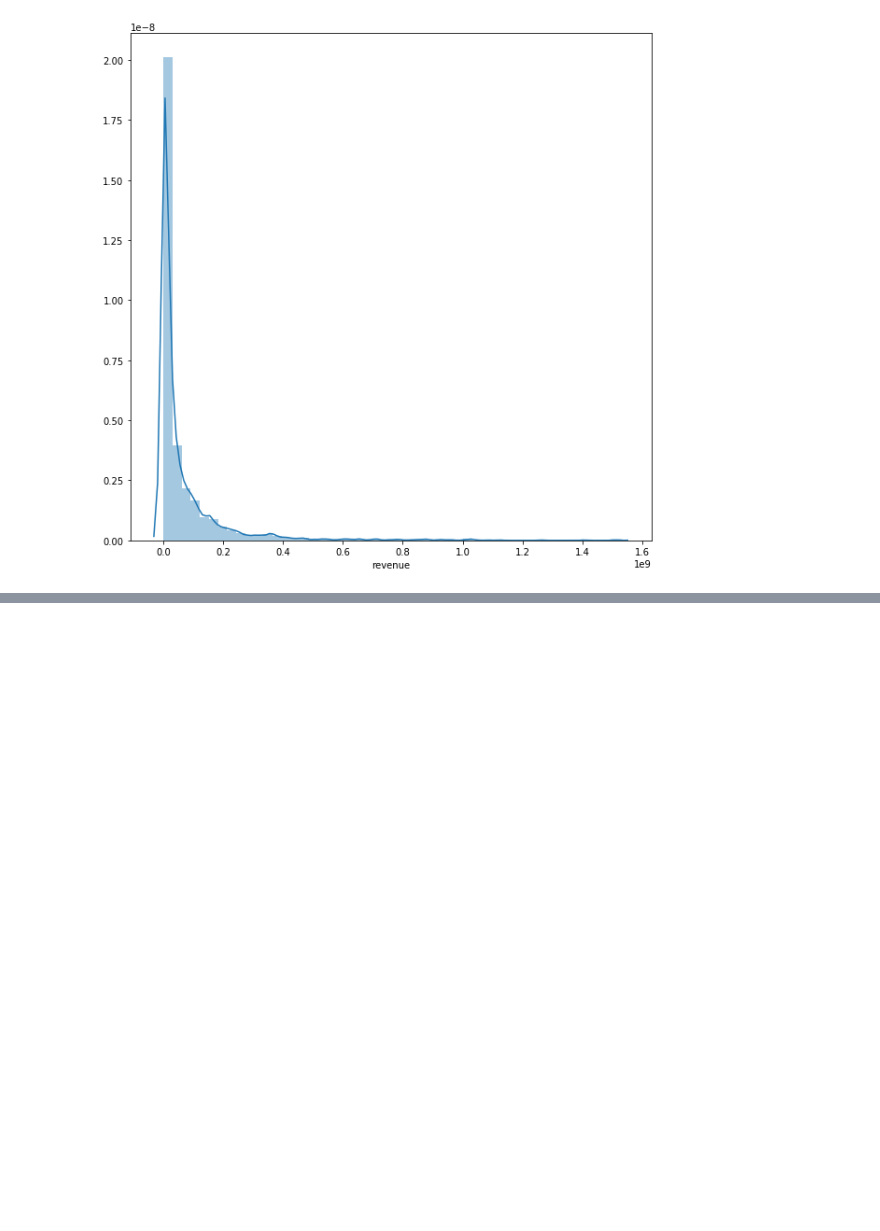
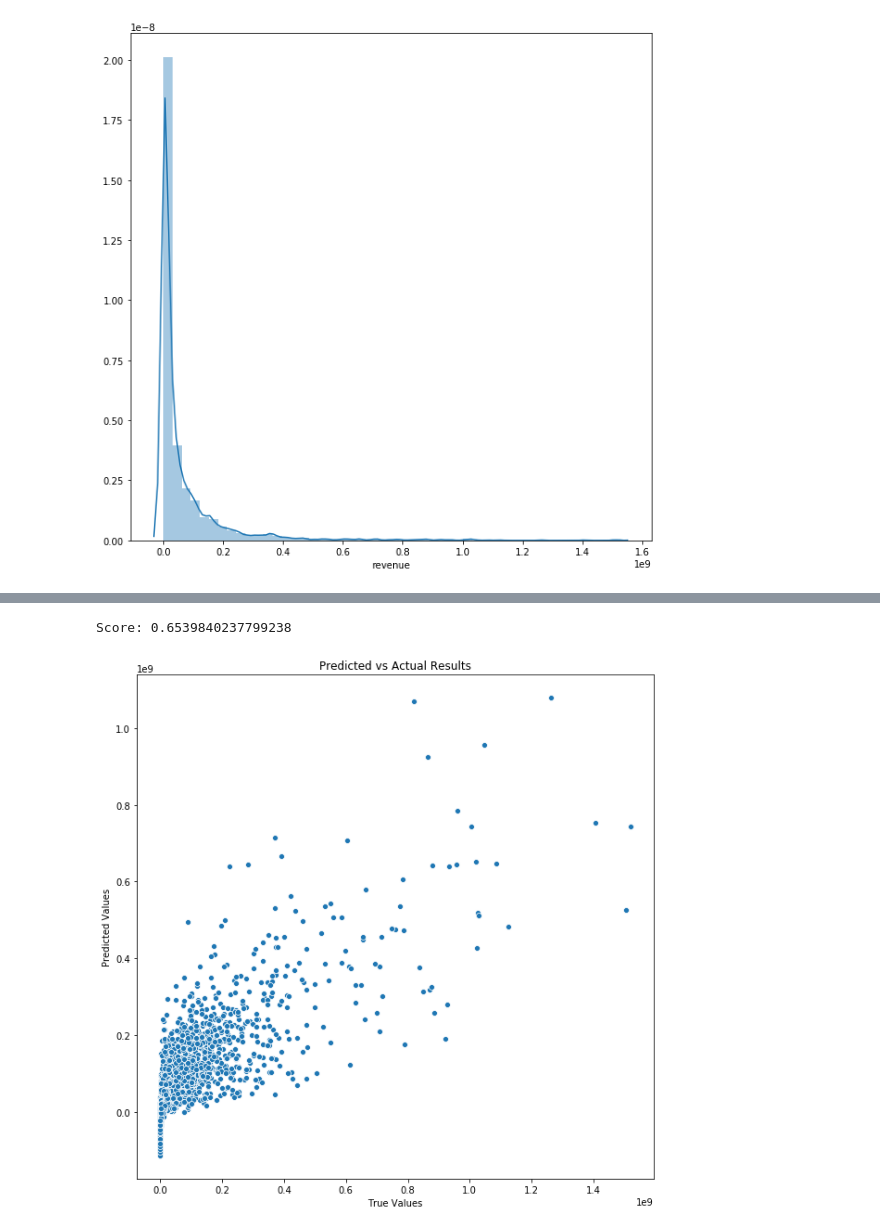
Before and after one commit to mhuh22/Python-workspace, a Jupyter notebook: Personal_Projects/Box Office Projections.ipynb, the cells around one changed output, grey strips where cells are left out. Saved outputs shown, nothing was run; the diff lists cells and outputs as text; code cells hidden in the pictures; blank space fills up the shorter version.

```diff
--- a/Personal_Projects/Box Office Projections.ipynb
+++ b/Personal_Projects/Box Office Projections.ipynb
@@ -199,0 +202,4 @@ ValueError:
+# %%
+# Impute all remaining missing values with 0s
+movies_train.fillna(0, inplace=True)
+movies_train.head()
@@ -199,0 +214,8 @@ ValueError:
+# %%
+# Temporarily ignore non-numeric values
+numerics = ['int16', 'int32', 'int64', 'float16', 'float32', 'float64']
+numeric_movies_train = movies_train.select_dtypes(include=numerics)
+# %%
+# Identify the input and output variables
+X = numeric_movies_train.drop('revenue', axis=1)
+y = movies_train['revenue']
@@ -199,0 +231,21 @@ ValueError:
+# %%
+# Create a linear regression model
+lr = linear_model.LinearRegression()
+
+# Fit the model to the data, and predict values
+lr.fit(X, y)
+y_pred = lr.predict(X)
+
+# Print the overall accuracy of the model
+print('Score:', lr.score(X_test, y_test))
+# %% [output]
+Score: 0.6539840237799238
+# %%
+# Comparing predicted results to actual results
+plt.title
+ax = sns.scatterplot(x = 'True Values',
+                     y = 'Predicted Values',
+                     data = pd.DataFrame({'True Values': y, 'Predicted Values': y_pred}))\
+                    .set_title('Predicted vs Actual Results')
+# %% [output]
+[figure, added]
```
Also changed, not shown: parts of 13 cells of this notebook.
